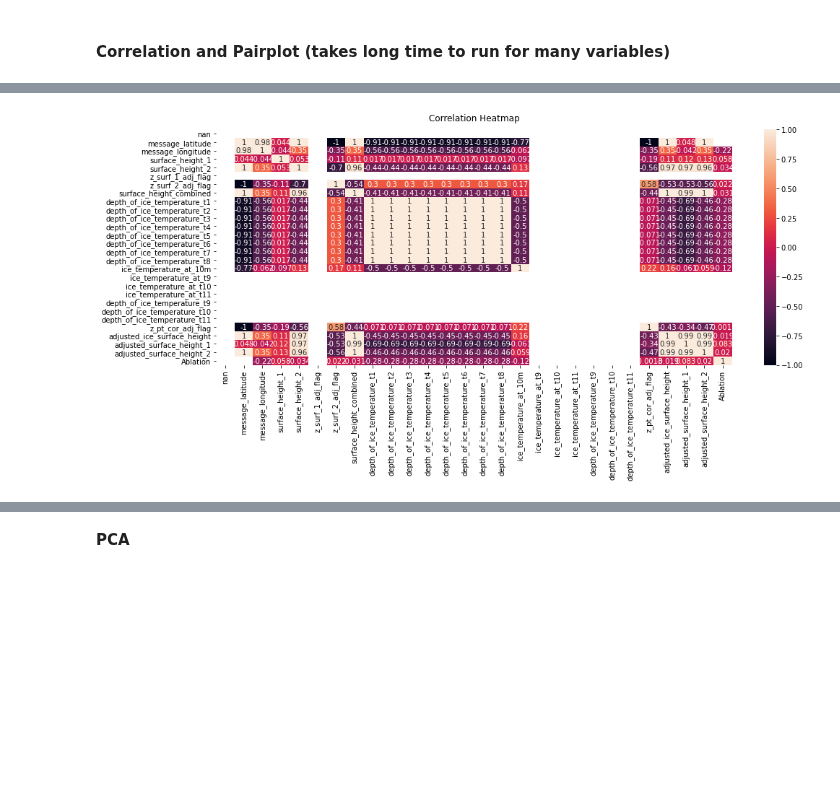
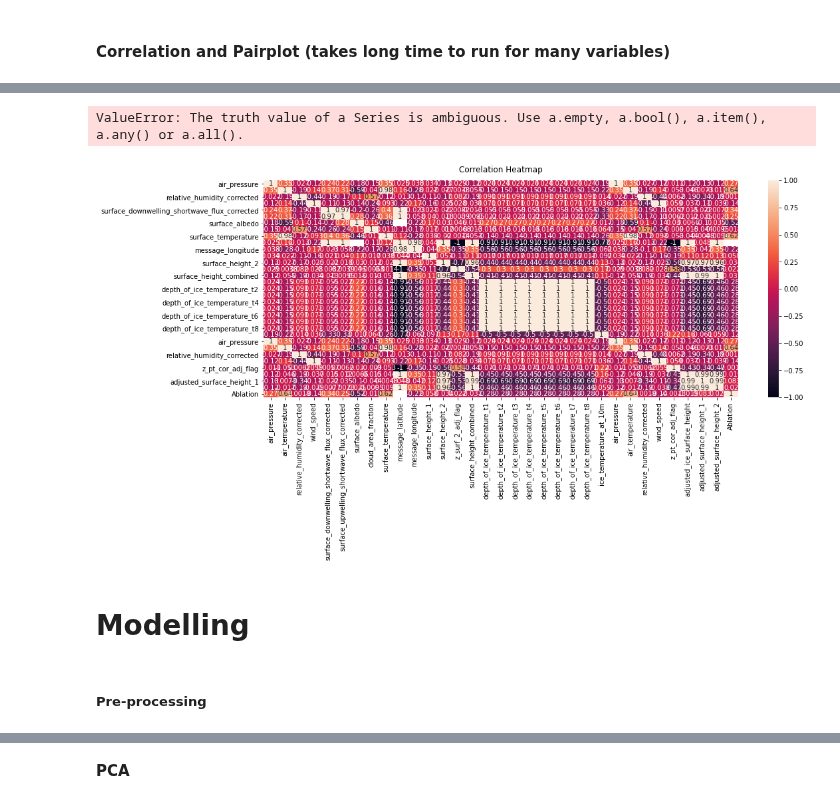
Before and after one commit to markbjerre/GEUS-Master-Thesis, a Jupyter notebook: scripts/SMB_Models.ipynb, the cells around one changed output, grey strips where cells are left out. Saved outputs shown, nothing was run; the diff lists cells and outputs as text; code cells hidden in the pictures; blank space fills up the shorter version.

```diff
--- a/scripts/SMB_Models.ipynb
+++ b/scripts/SMB_Models.ipynb
@@ -85 +92,4 @@ df = df.rename(columns = header.set_index('standard_name')['long_name'])
+# %%
+# This bit to only focus on the time where we see Ice Ablation
+df = df[df["Ablation"] == True]
 # %% [markdown]
@@ -132,24 +142,16 @@ Index([                                        'index',
                                             'Ablation'],
       dtype='object')
 # %%
+# This bit to plot only relevant columns
 exclude_list = ["stid", "index", "Datetime", 'index',
                                                 'stid',
-                                        'air_pressure',
-                                     'air_temperature',
                                    'relative_humidity',
-                         'relative_humidity_corrected',
                                    'specific_humidity',
-                                          'wind_speed',
                                  'wind_from_direction',
                   'surface_downwelling_shortwave_flux',
-        'surface_downwelling_shortwave_flux_corrected',
                     'surface_upwelling_shortwave_flux',
-          'surface_upwelling_shortwave_flux_corrected',
-                                      'surface_albedo',
                    'surface_downwelling_longwave_flux',
                      'surface_upwelling_longwave_flux',
-                                 'cloud_area_fraction',
-                                 'surface_temperature',
                    'surface_downward_latent_heat_flux',
                  'surface_downward_sensible_heat_flux',
                        'distance_to_surface_from_boom',
@@ -157,7 +159,6 @@ exclude_list = ["stid", "index", "Datetime", 'index',
                  'depth_of_pressure_transducer_in_ice',
        'depth_of_pressure_transducer_in_ice_corrected',
                                        'precipitation',
-                             'precipitation_corrected',
                                'ice_temperature_at_t1',
                                'ice_temperature_at_t2',
                                'ice_temperature_at_t3',
@@ -183,4 +184,17 @@ exclude_list = ["stid", "index", "Datetime", 'index',
                                          'fan_current',
            'frequency_of_precipitation_wire_vibration',
                                'temperature_of_logger',
-                     'temperature_of_radiation_sensor' ]
+                     'temperature_of_radiation_sensor',
+                # no entries for KAM_L
+                                   'z_surf_1_adj_flag',
+                               'ice_temperature_at_t9',
+                              'ice_temperature_at_t10',
+                              'ice_temperature_at_t11',
+                         'depth_of_ice_temperature_t9',
+                        'depth_of_ice_temperature_t10',
+                        'depth_of_ice_temperature_t11',
+
+               ]
+
+exclude = df[[column for column in df.columns if column not in exclude_list and not isinstance(column, int)]]
+exclude = exclude.dropna(axis=1,how='all')
@@ -192,10 +201,18 @@ KeyboardInterrupt:
+# %%
+sns.pairplot(data= exclude, hue="Ablation")
+# %% [output]
+ValueError: The truth value of a Series is ambiguous. Use a.empty, a.bool(), a.item(), a.any() or a.all().
 # %%
 # Increase the size of the heatmap.
 plt.figure(figsize=(16, 6))
 # Store heatmap object in a variable to easily access it when you want to include more features (such as title).
 # Set the range of values to be displayed on the colormap from -1 to 1, and set the annotation to True to display the correlation values on the heatmap.
-heatmap = sns.heatmap(df[[column for column in df.columns if column not in exclude_list and not isinstance(column, int)]].corr(), vmin=-1, vmax=1, annot=True)
+heatmap = sns.heatmap(exclude.corr(), vmin=-1, vmax=1, annot=True)
 # Give a title to the heatmap. Pad defines the distance of the title from the top of the heatmap.
 heatmap.set_title('Correlation Heatmap', fontdict={'fontsize':12}, pad=12);
 # %% [output]
-[figure, old version]
+[figure, new version]
+# %% [markdown]
+# Modelling
+# %% [markdown]
+##### Pre-processing
```
Also changed, not shown: parts of 16 cells of this notebook.
